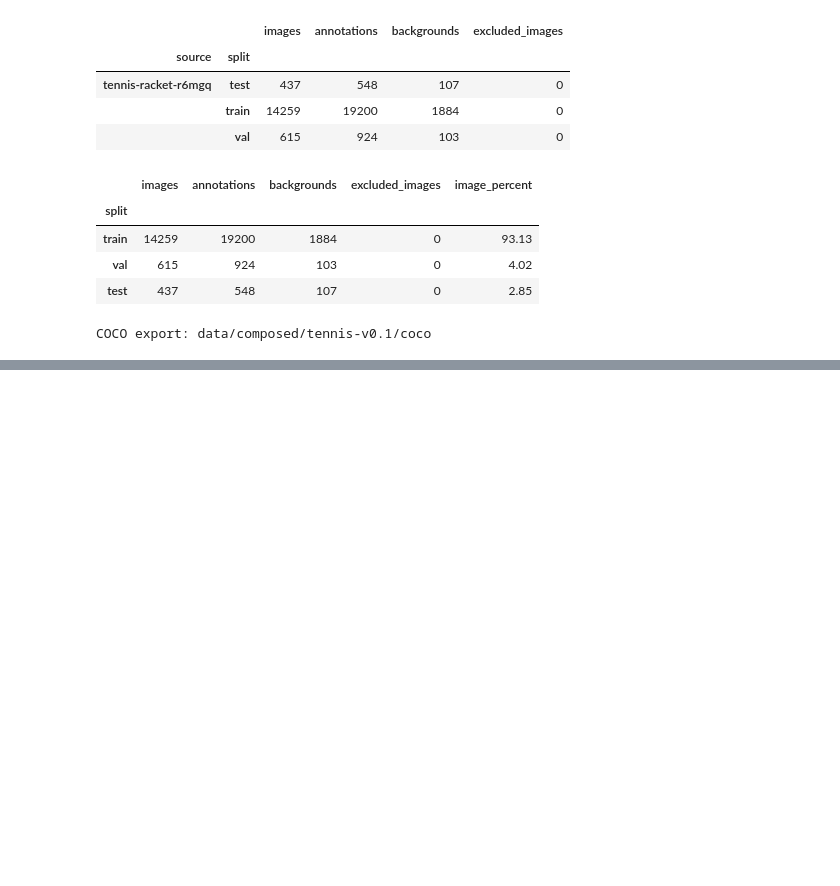
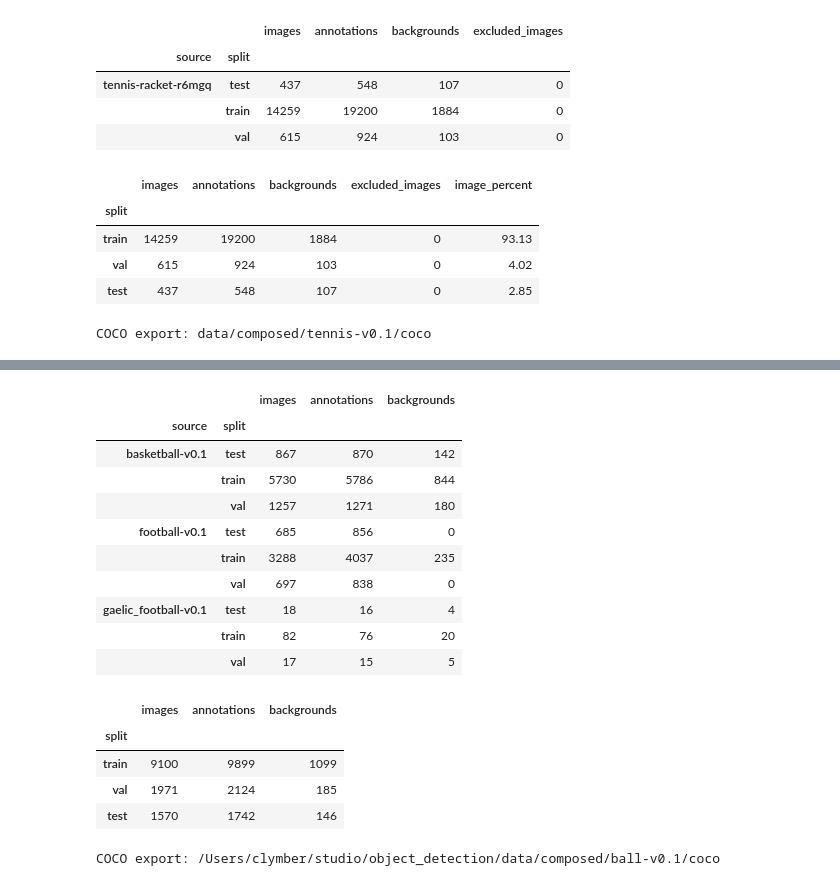
Before and after one commit to clymber/object_detection, a Jupyter notebook: dataset/notebooks/nb01.07-ball_detect_dataset/nb01.07.03-export_datasets.ipynb, the cells around one changed output, grey strips where cells are left out. Drawn from its saved outputs; the diff is of its cells as text; code cells hidden in the pictures; blank space fills up the shorter version.

```diff
--- a/dataset/notebooks/nb01.07-ball_detect_dataset/nb01.07.03-export_datasets.ipynb
+++ b/dataset/notebooks/nb01.07-ball_detect_dataset/nb01.07.03-export_datasets.ipynb
@@ -365,0 +419,24 @@ A YOLO training configuration is then at `football.yolo / "data.yaml"`.
+# %%
+ball = export_ball_dataset({
+    "basketball-v0.1": "basketball",
+    "football-v0.1": "football",
+    "gaelic_football-v0.1": "gaelic_football",
+})
+# %% [output]
+|  |  | images | annotations | backgrounds |
+| source | split |  |  |  |
+| basketball-v0.1 | test | 867 | 870 | 142 |
+|  | train | 5730 | 5786 | 844 |
+|  | val | 1257 | 1271 | 180 |
+| football-v0.1 | test | 685 | 856 | 0 |
+|  | train | 3288 | 4037 | 235 |
+|  | val | 697 | 838 | 0 |
+| gaelic_football-v0.1 | test | 18 | 16 | 4 |
+|  | train | 82 | 76 | 20 |
+|  | val | 17 | 15 | 5 |
+|  | images | annotations | backgrounds |
+| split |  |  |  |
+| train | 9100 | 9899 | 1099 |
+| val | 1971 | 2124 | 185 |
+| test | 1570 | 1742 | 146 |
+COCO export: /Users/clymber/studio/object_detection/data/composed/ball-v0.1/coco
```
Also changed, not shown: parts of 5 cells of this notebook, 2 other files.
